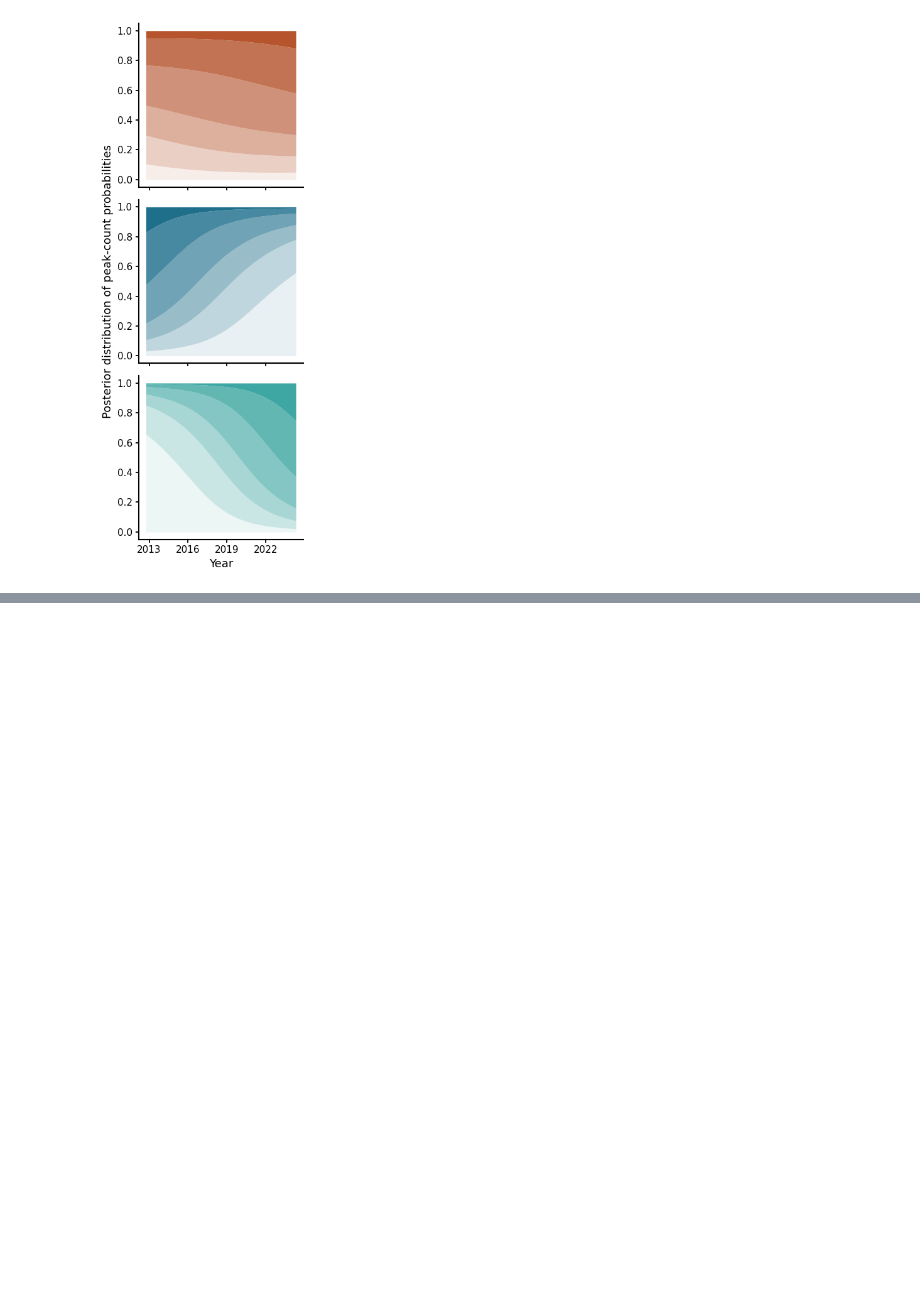
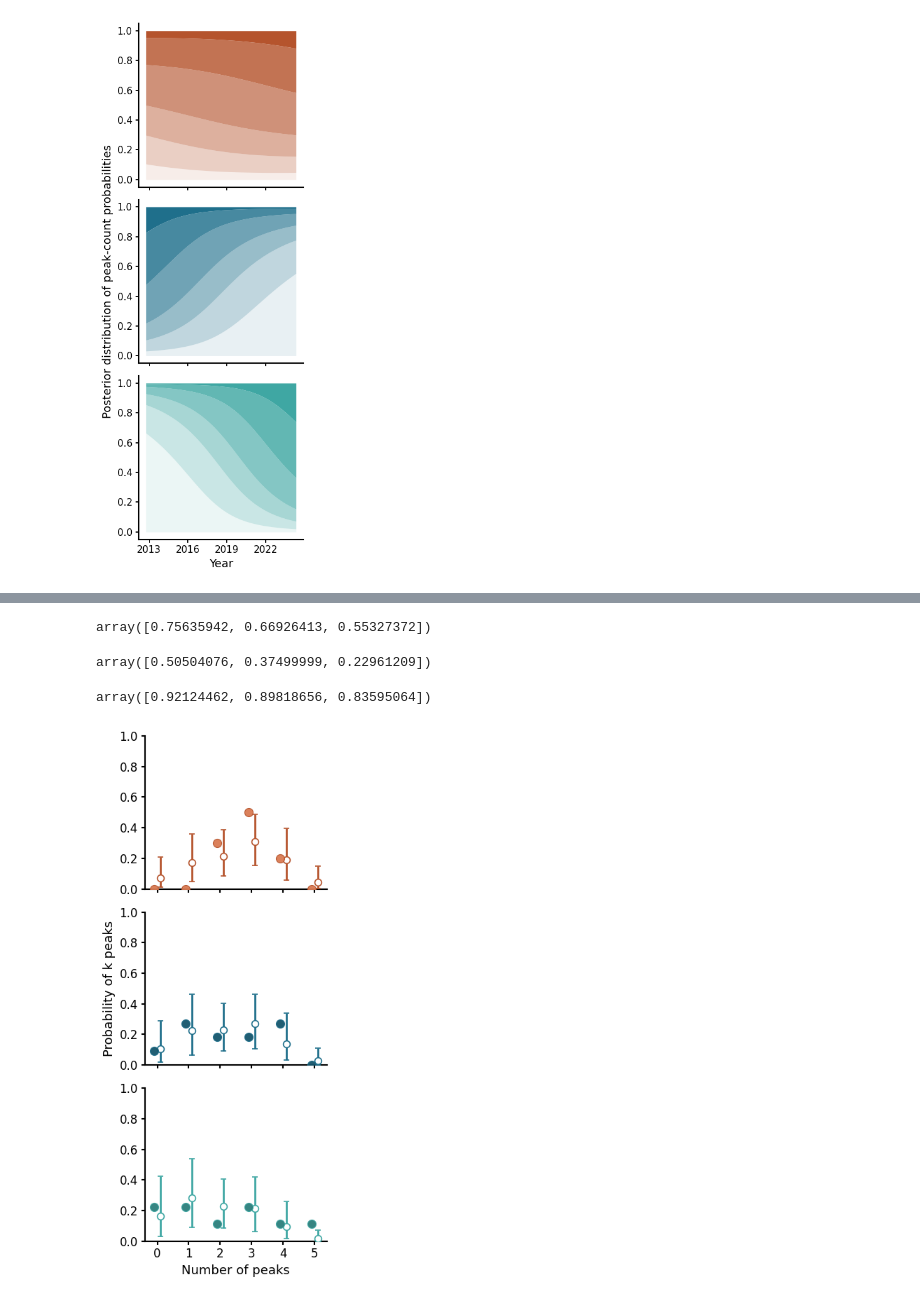
Before and after one commit to vivekhsridhar/territory_geometry, a Jupyter notebook: model_pcf.ipynb, the cells around one changed output, grey strips where cells are left out. Saved outputs shown, nothing was run; the diff lists cells and outputs as text; code cells hidden in the pictures; blank space fills up the shorter version.

```diff
--- a/model_pcf.ipynb
+++ b/model_pcf.ipynb
@@ -440,0 +692,12 @@ The 97.5% quantile probability of having 2 or more peaks goes up from 0.67102707
+# %%
+np.mean(fit['p_site'][:,2:].sum(1), axis=1)
+# %% [output]
+array([0.75635942, 0.66926413, 0.55327372])
+# %%
+np.quantile(fit['p_site'][:,2:].sum(1), 0.025, axis=1)
+# %% [output]
+array([0.50504076, 0.37499999, 0.22961209])
+# %%
+np.quantile(fit['p_site'][:,2:].sum(1), 0.975, axis=1)
+# %% [output]
+array([0.92124462, 0.89818656, 0.83595064])
@@ -440,0 +711,54 @@ The 97.5% quantile probability of having 2 or more peaks goes up from 0.67102707
+# %%
+n_sites_post, k_post, n_draws = fit['p_site'].shape
+assert k_post == len(n_peaks_df['n_peaks'].unique()), f'p_site has {k_post} categories, expected {max_peaks}'
+
+## Summarize posterior p_site per site × category
+post_rows = []
+for s in range(1, n_sites_post+1):
+    for k in range(1, k_post+1):
+        draws = fit['p_site'][s-1, k-1, :]
+        post_rows.append({
+            'site_id': s, 'lek_id': site_to_lek.get(s), 'n_peaks': k-1,
+            'mean': float(np.mean(draws)), 'lower': float(np.quantile(draws, 0.025)), 'upper': float(np.quantile(draws, 0.975))})
+
+post = pd.DataFrame(post_rows)
+# %%
+## Plot empirical category probabilities against posterior (mean ± 95% CI)
+fig, axes = plt.subplots(3, 1, figsize=(3.5, 9), sharex=True)
+
+x_offset = 0.1  # small dodge so empirical and posterior don't overlap
+
+for ax, lek in zip(axes, lek_labels_ordered):
+    empirical_data = peak_proportions[peak_proportions['lek_id'] == lek].sort_values('n_peaks')
+    model_posteriors = post[post['lek_id'] == lek].sort_values('n_peaks')
+
+    col_fill = fill_cols[str(lek)]
+    col_point = point_cols[str(lek)]
+
+    # Empirical proportions
+    ax.scatter(empirical_data['n_peaks'] - x_offset, empirical_data['prop'], s=75, facecolor=col_point, edgecolor=col_fill,
+               linewidth=0.8, alpha=0.95, zorder=4, label="Empirical" if ax is axes[0] else None)
+
+    # Posterior summary (mean + 95% CI)
+    ax.errorbar(model_posteriors['n_peaks'] + x_offset, model_posteriors['mean'],
+                yerr=[model_posteriors['mean'] - model_posteriors['lower'], model_posteriors['upper'] - model_posteriors['mean']],
+                fmt='o', markersize=7, mfc='white', mec=col_fill, mew=1.2, color=col_fill, ecolor=col_fill, elinewidth=2,
+                capsize=3, zorder=3, label="Posterior (mean ± 95% CI)" if ax is axes[0] else None)
+
+    ax.set_xticks(peak_categories)
+    ax.set_xlim(-0.4, peak_categories.max() + 0.4)
+    ax.set_ylim(0, 1)
+
+    ax.spines['top'].set_visible(False)
+    ax.spines['right'].set_visible(False)
+    ax.spines['left'].set_linewidth(1.5)
+    ax.spines['bottom'].set_linewidth(1.5)
+    ax.tick_params(axis='both', which='major', labelsize=12, width=1.5)
+
+axes[2].set_xlabel('Number of peaks', fontsize=13)
+axes[1].set_ylabel('Probability of k peaks', fontsize=13)
+
+plt.tight_layout(rect=[0, 0, 1, 0.90])
+plt.savefig(out_dir/'mod_npeaks_structure_direct.png', dpi=300, bbox_inches='tight')
+# %% [output]
+[figure, added]
```
Also changed, not shown: parts of 18 cells of this notebook, 6 other files.
